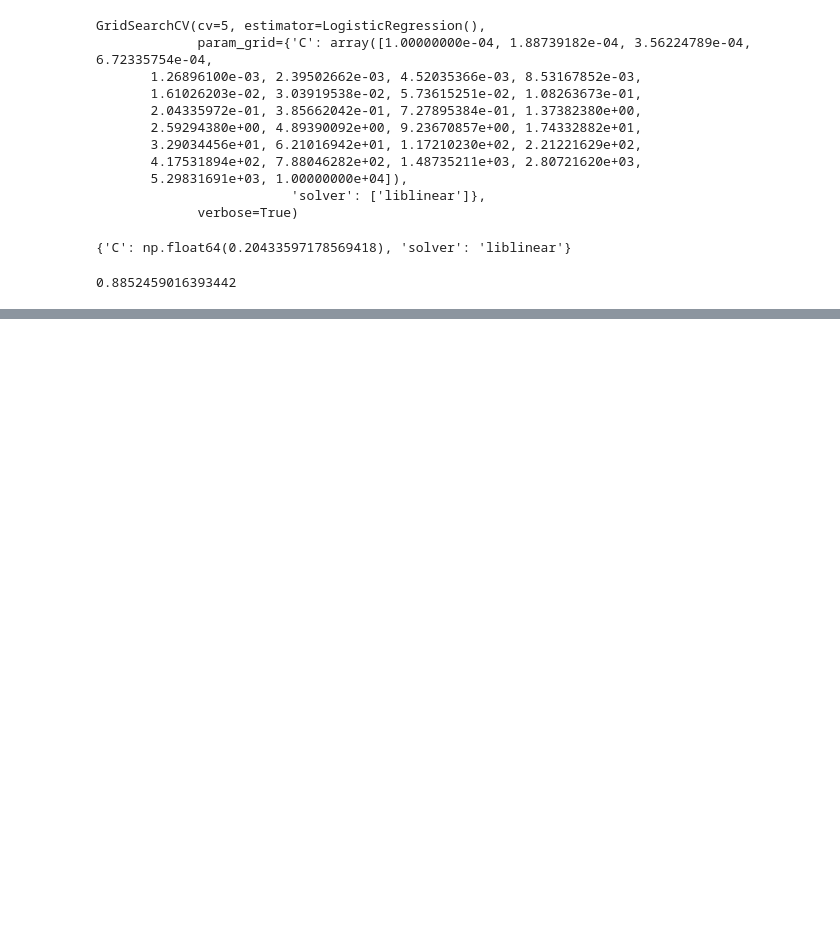
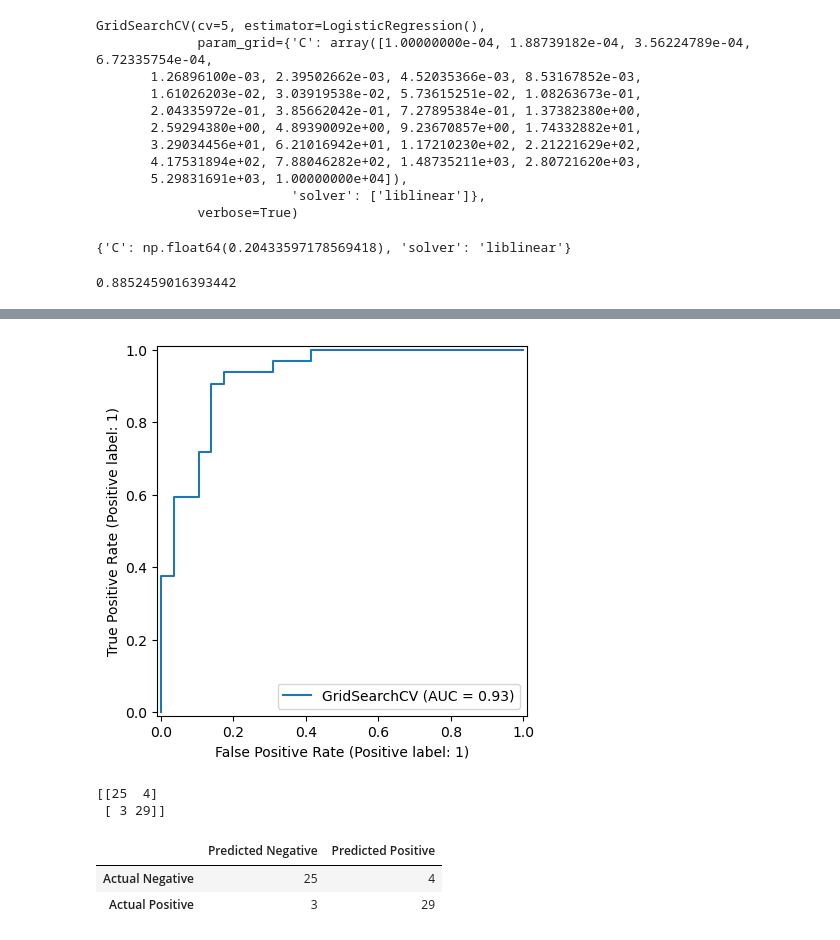
Before and after one commit to Aakash-Pandit/heart-disease-analysis-ml, a Jupyter notebook: end-to-end-disease-classification.ipynb, the cells around one changed output, grey strips where cells are left out. Cells and saved outputs as stored; diff of their text form; code cells hidden in the pictures; blank space fills up the shorter version.

```diff
--- a/end-to-end-disease-classification.ipynb
+++ b/end-to-end-disease-classification.ipynb
@@ -555,0 +592,18 @@ gs_log_reg.score(X_test, y_test)
+# %%
+RocCurveDisplay.from_estimator(gs_log_reg, X_test, y_test);
+# %% [output]
+[figure, added]
+# %%
+print(confusion_matrix(y_test, y_preds))
+# %% [output]
+[[25  4]
+ [ 3 29]]
+# %%
+matrix = pd.DataFrame(data=confusion_matrix(y_test, y_preds),
+                      index=["Actual Negative", "Actual Positive"],
+                      columns=["Predicted Negative", "Predicted Positive"])
+matrix
+# %% [output]
+|  | Predicted Negative | Predicted Positive |
+| Actual Negative | 25 | 4 |
+| Actual Positive | 3 | 29 |
```
Also changed, not shown: parts of 22 cells of this notebook.
